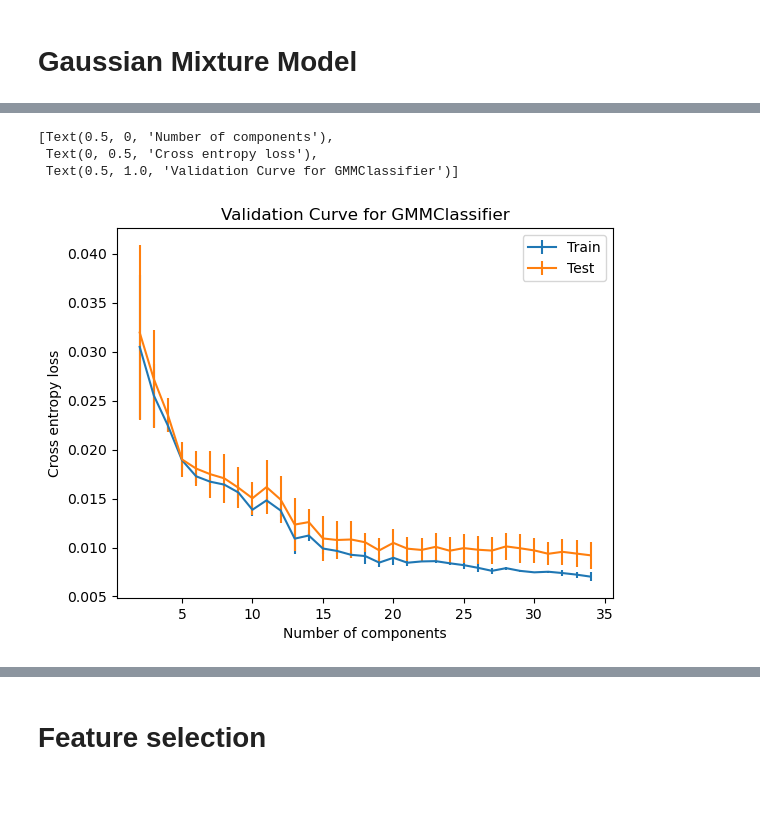
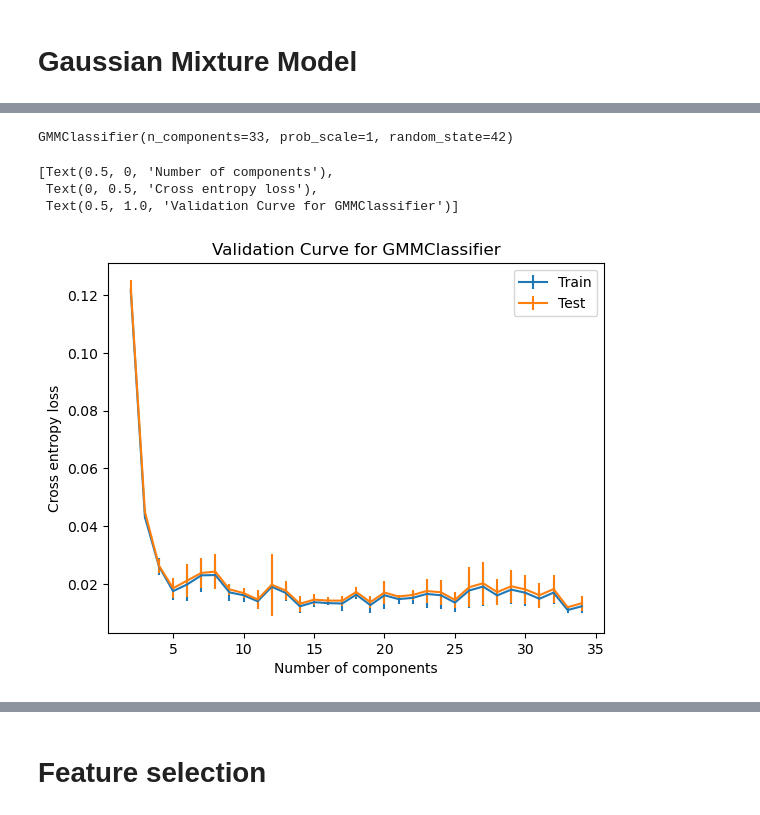
Before and after one commit to anacecilialr1/ML-Repository, a Jupyter notebook: model_GMM.ipynb, the cells around one changed output, grey strips where cells are left out. Saved outputs shown, nothing was run; the diff lists cells and outputs as text; code cells hidden in the pictures.

```diff
--- a/model_GMM.ipynb
+++ b/model_GMM.ipynb
@@ -72,5 +78,12 @@ Name: sinb, Length: 450000, dtype: float64
 # %%
-features_name = ['sinb','uwe','parallax','pm','phot_g_mean_mag','bp_g','g_rp','relvarg']
-features = data[features_name]
-label = data['classification']
+from sklearn.utils import shuffle
+
+train = shuffle(train, random_state=42)
+test = shuffle(test, random_state=42)
+
+feature_names = np.array(['sinb','uwe','parallax','pm','phot_g_mean_mag','bp_g','g_rp','relvarg'])
+X_train = train[feature_names]
+y_train = train['classification']
+X_test = test[feature_names]
+y_test = test['classification']
 # %%
@@ -80,9 +109,12 @@ features.values.shape
 # %%
 from sklearn.preprocessing import StandardScaler
 
-scaler=StandardScaler().fit(features)
-scaled_features=scaler.transform(features)
-feature_names = scaler.feature_names_in_
+scaler=StandardScaler().fit(X_train)
+X_train=scaler.transform(X_train)
+
+X_test=StandardScaler().fit(X_test).transform(X_test)
+
+# feature_names = scaler.feature_names_in_
 # %%
 import numpy as np
 from sklearn.datasets import make_classification
@@ -91,7 +123,7 @@ from sklearn.mixture import GaussianMixture
 from sklearn.metrics import accuracy_score
 
 # Split data into training and test sets
-X_train_val, X_test, y_train_val, y_test = train_test_split(scaled_features, label, test_size=0.5, random_state=42)
+# X_train_val, X_test, y_train_val, y_test = train_test_split(scaled_features, label, test_size=0.5, random_state=42)
 
-X_train, X_val, y_train, y_val = train_test_split(X_train_val, y_train_val, test_size = 0.5, random_state=42)
+# X_train, X_val, y_train, y_val = train_test_split(X_train_val, y_train_val, test_size = 0.5, random_state=42)
 # %%
@@ -114,37 +146,47 @@ gmm = GMMClassifier()
 from sklearn.utils.estimator_checks import check_estimator
 
 # check_estimator(GMMClassifier())
+# %%
+from sklearn.model_selection import GridSearchCV
+
+clf = GMMClassifier(random_state=42)
+param = {'n_components': np.arange(2,35),
+    'covariance_type': ['full', 'tied', 'diag', 'spherical'],
+    'prob_scale':np.arange(1,5)}
+search = GridSearchCV(clf, param, scoring = 'neg_log_loss', cv=3, n_jobs=8)
+search.fit(X_train, y_train)
+# %%
+search.best_estimator_
+# %% [output]
+GMMClassifier(n_components=33, prob_scale=1, random_state=42)
 # %%
 from sklearn.model_selection import ValidationCurveDisplay
-
-# Create an instance of your GMMClassifier
-gmm = GMMClassifier(covariance_type='full', random_state=42)
 
 # Define the range for n_components
 n_comp = np.arange(2, 35)
 
 disp = ValidationCurveDisplay.from_estimator(
-    gmm,
+    GMMClassifier(covariance_type='full', prob_scale = 3, random_state=42),
     X_train,  # your training features
     y_train,  # your training labels
     param_name="n_components",
     param_range=n_comp,
     cv=3,
     scoring='neg_log_loss',
     negate_score=True,
     std_display_style="errorbar",
-    n_jobs=4,
+    n_jobs=8,
 )
 disp.ax_.set(
     xlabel="Number of components",
     ylabel="Cross entropy loss",
     title="Validation Curve for GMMClassifier",
 )
 # %% [output]
 [Text(0.5, 0, 'Number of components'),
  Text(0, 0.5, 'Cross entropy loss'),
  Text(0.5, 1.0, 'Validation Curve for GMMClassifier')]
-[figure, old version]
+[figure, new version]
 # %%
 from sklearn.model_selection import LearningCurveDisplay
 
```
Also changed, not shown: parts of 31 cells of this notebook.
